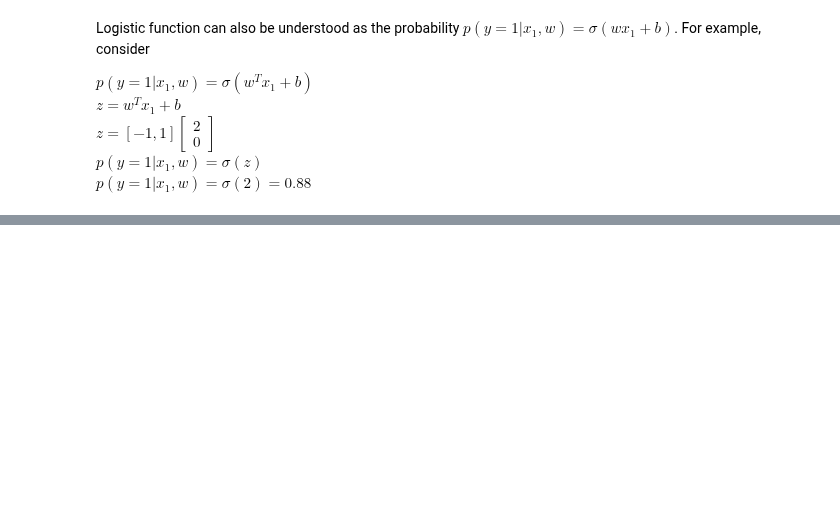
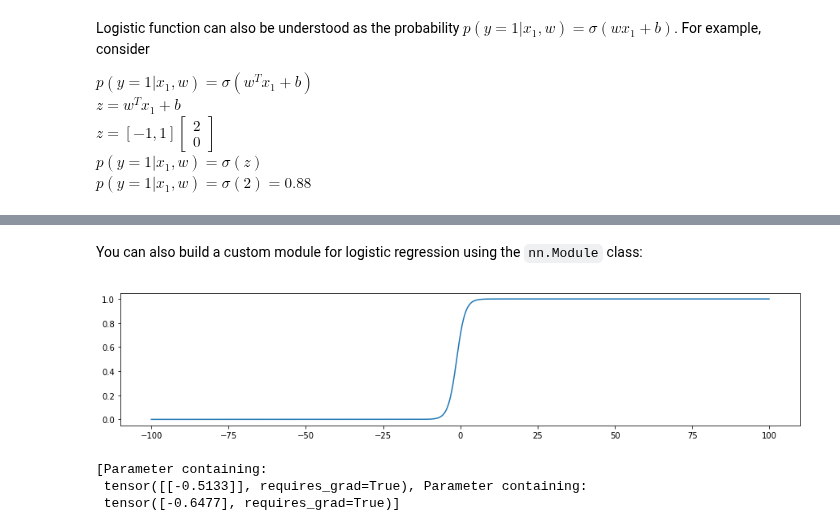
Before and after one commit to rogergranada/MOOCs, a Jupyter notebook: edX/IBM/DL0110EN/Week 3/3.1 Linear Classifiers.ipynb, the cells around one changed output, grey strips where cells are left out. Drawn from its saved outputs; the diff is of its cells as text; code cells hidden in the pictures; blank space fills up the shorter version.

```diff
--- a/edX/IBM/DL0110EN/Week 3/3.1 Linear Classifiers.ipynb
+++ b/edX/IBM/DL0110EN/Week 3/3.1 Linear Classifiers.ipynb
@@ -69,0 +112,28 @@ $p(y=1|x_1,w) = \sigma(2) = 0.88$
+# %% [markdown]
+You can also build a custom module for logistic regression using the `nn.Module` class:
+# %%
+plt.figure(figsize=(15,3))
+
+class logistic_regression(nn.Module):
+    def __init__(self, in_size):
+        super(logistic_regression, self).__init__()
+        self.linear = nn.Linear(in_size, 1)
+
+    def forward(self, x):
+        out = F.sigmoid(self.linear(x))
+        return out
+
+z = torch.arange(-100, 100, 0.1).view(-1, 1)
+model = logistic_regression(1)
+yhat = model(z)
+plt.plot(z.numpy(), yhat.detach().numpy())
+plt.show()
+# %% [output]
+[figure, added]
+# %%
+model = nn.Sequential(nn.Linear(1, 1), nn.Sigmoid())
+list(model.parameters())
+# %% [output]
+[Parameter containing:
+ tensor([[-0.5133]], requires_grad=True), Parameter containing:
+ tensor([-0.6477], requires_grad=True)]
```
Also changed, not shown: parts of 29 cells of this notebook.
